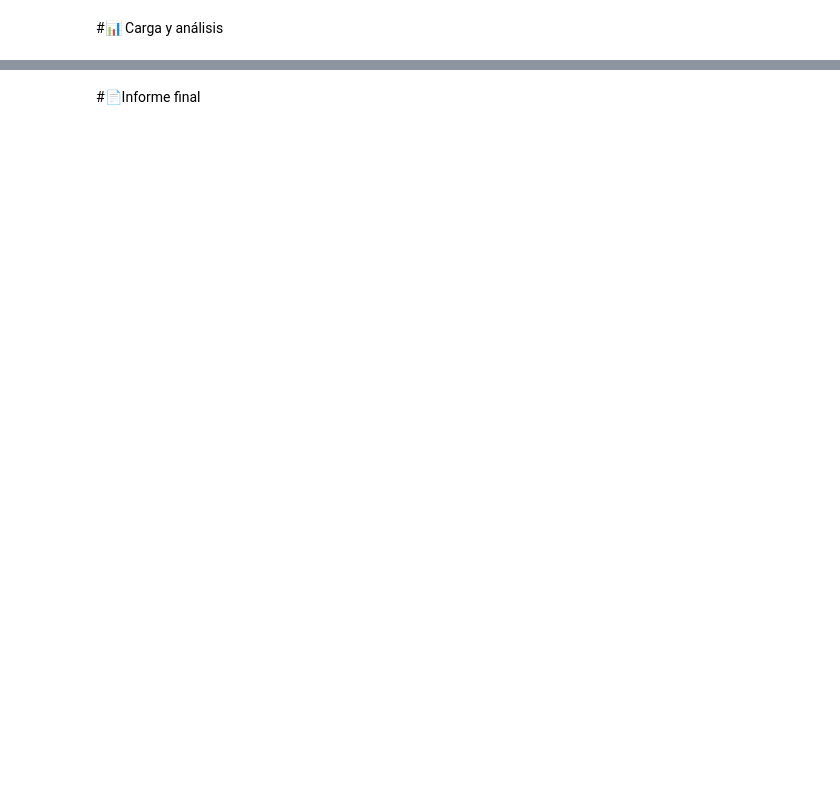
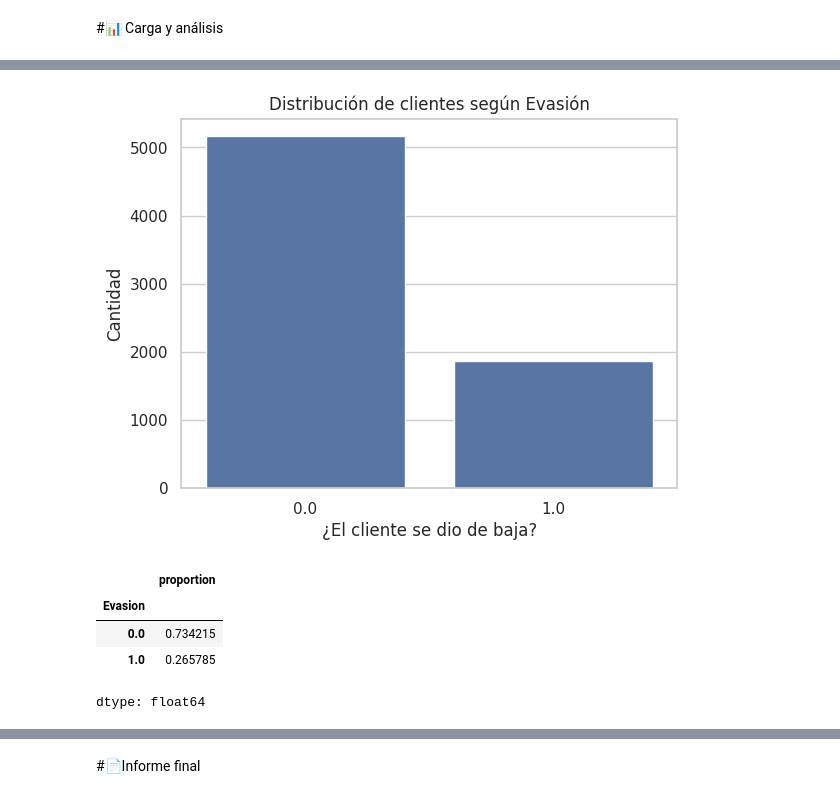
Before and after one commit to jose-luis-dev/Alura-Store, a Jupyter notebook: TelecomX_LATAM.ipynb, the cells around one changed output, grey strips where cells are left out. Drawn from its saved outputs; the diff is of its cells as text; code cells hidden in the pictures; blank space fills up the shorter version.

```diff
--- a/TelecomX_LATAM.ipynb
+++ b/TelecomX_LATAM.ipynb
@@ -6,0 +350,36 @@
+# %%
+
+# Traducción de género
+data['Genero'] = data['Genero'].replace({
+    'Male': 'Hombre',
+    'Female': 'Mujer'
+})
+
+# Traducción de tipo de contrato
+data['Tipo_Contrato'] = data['Tipo_Contrato'].replace({
+    'Month-to-month': 'Mes a mes',
+    'One year': 'Un año',
+    'Two year': 'Dos años'
+})
+
+# Traducción de método de pago
+data['Metodo_Pago'] = data['Metodo_Pago'].replace({
+    'Electronic check': 'Cheque electrónico',
+    'Mailed check': 'Cheque por correo',
+    'Bank transfer (automatic)': 'Transferencia bancaria automática',
+    'Credit card (automatic)': 'Tarjeta de crédito automática'
+})
+
+# Traducción de líneas múltiples
+data['MultipleLines'] = data['MultipleLines'].replace({
+    'No': 'No',
+    'Yes': 'Sí',
+    'No phone service': 'Sin servicio telefónico'
+})
+
+# Traducción de tipo de internet
+data['InternetService'] = data['InternetService'].replace({
+    'DSL': 'DSL',
+    'Fiber optic': 'Fibra óptica',
+    'No': 'Sin internet'
+})
@@ -8,0 +444,16 @@
+# %%
+sns.countplot(data=data, x='Evasion')
+plt.title('Distribución de clientes según Evasión')
+plt.xlabel('¿El cliente se dio de baja?')
+plt.ylabel('Cantidad')
+plt.show()
+
+
+data['Evasion'].value_counts(normalize=True)
+# %% [output]
+[figure, added]
+|  | proportion |
+| Evasion |  |
+| 0.0 | 0.734215 |
+| 1.0 | 0.265785 |
+dtype: float64
```
Also changed, not shown: parts of 44 cells of this notebook.
